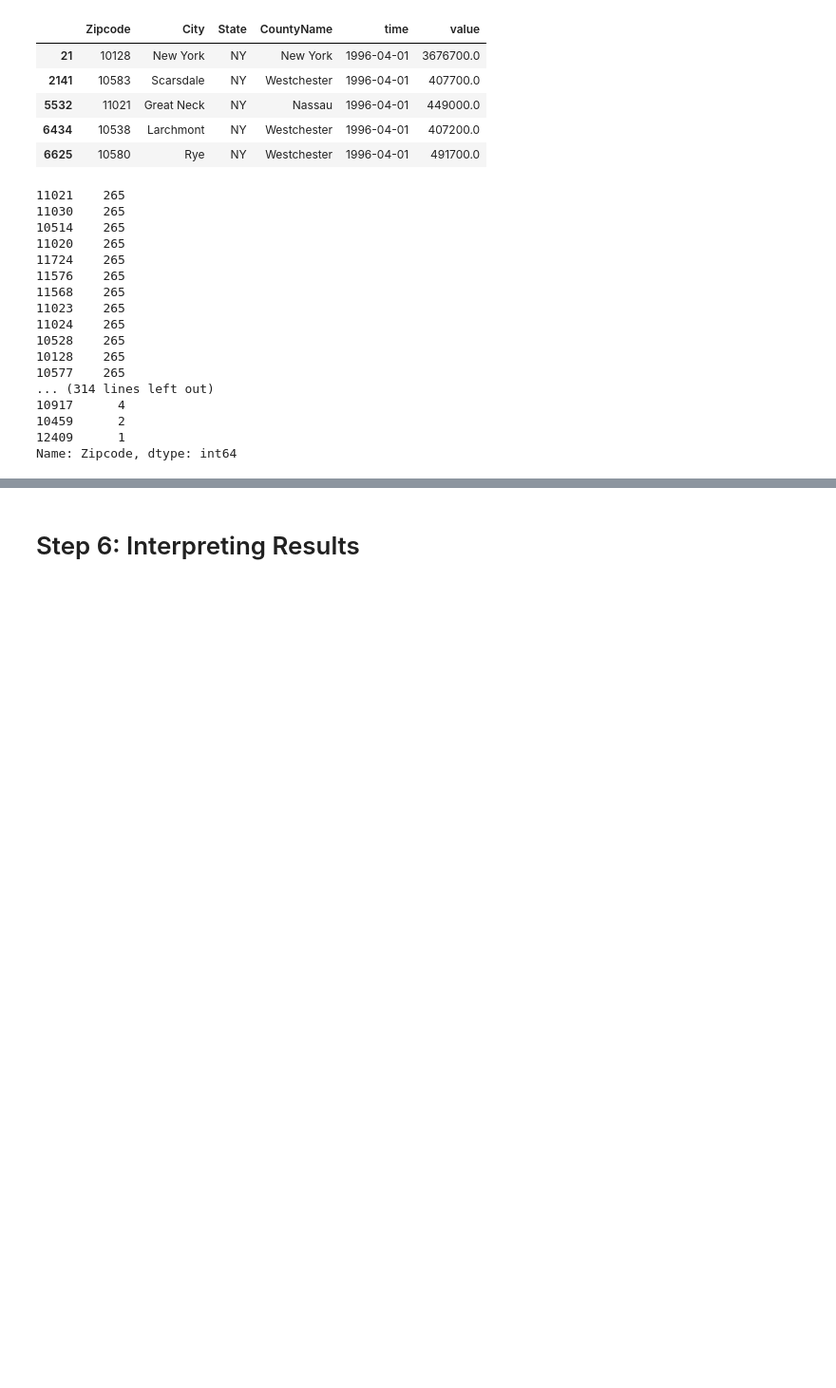
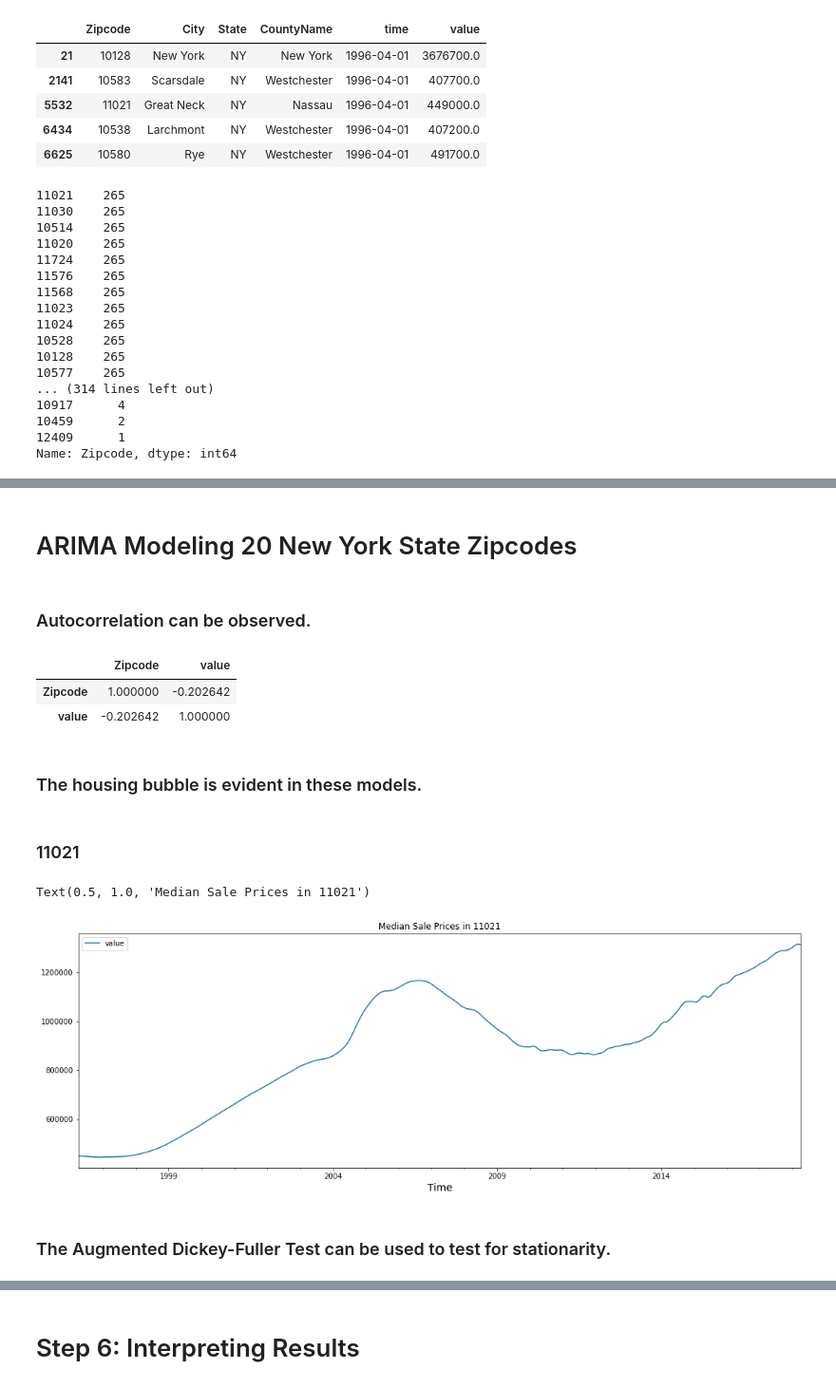
Before and after one commit to learn-co-curriculum/dsc-phase-4-project, a Jupyter notebook: time-series/starter_notebook.ipynb, the cells around one changed output, grey strips where cells are left out. Shown at 95% size. Drawn from its saved outputs; the diff is of its cells as text; code cells hidden in the pictures; blank space fills up the shorter version.

```diff
--- a/time-series/starter_notebook.ipynb
+++ b/time-series/starter_notebook.ipynb
@@ -472,0 +477,2 @@ ny_under.head()
+# %%
+ny_under.set_index('time', inplace = True)
@@ -472,0 +506,2 @@ ny_under.head()
+# %%
+oh_two_one = ny_under[ny_under['Zipcode'] == 11021]
@@ -472,0 +518,2 @@ ny_under.head()
+# %%
+oh_two_one.drop(columns = ['Zipcode', 'City', 'State', 'CountyName'], inplace = True)
@@ -472,0 +700,23 @@ ny_under.head()
+# %% [markdown]
+# ARIMA Modeling 20 New York State Zipcodes
+# %% [markdown]
+### Autocorrelation can be observed.
+# %%
+ny_under.corr()
+# %% [output]
+|  | Zipcode | value |
+| Zipcode | 1.000000 | -0.202642 |
+| value | -0.202642 | 1.000000 |
+# %% [markdown]
+### The housing bubble is evident in these models.
+# %% [markdown]
+### 11021
+# %%
+oh_two_one.plot(figsize=(18,6))
+plt.xlabel('Time', fontsize=14);
+plt.title('Median Sale Prices in 11021')
+# %% [output]
+Text(0.5, 1.0, 'Median Sale Prices in 11021')
+[figure, added]
+# %% [markdown]
+### The Augmented Dickey-Fuller Test can be used to test for stationarity.
```
Also changed, not shown: parts of 279 cells of this notebook.
